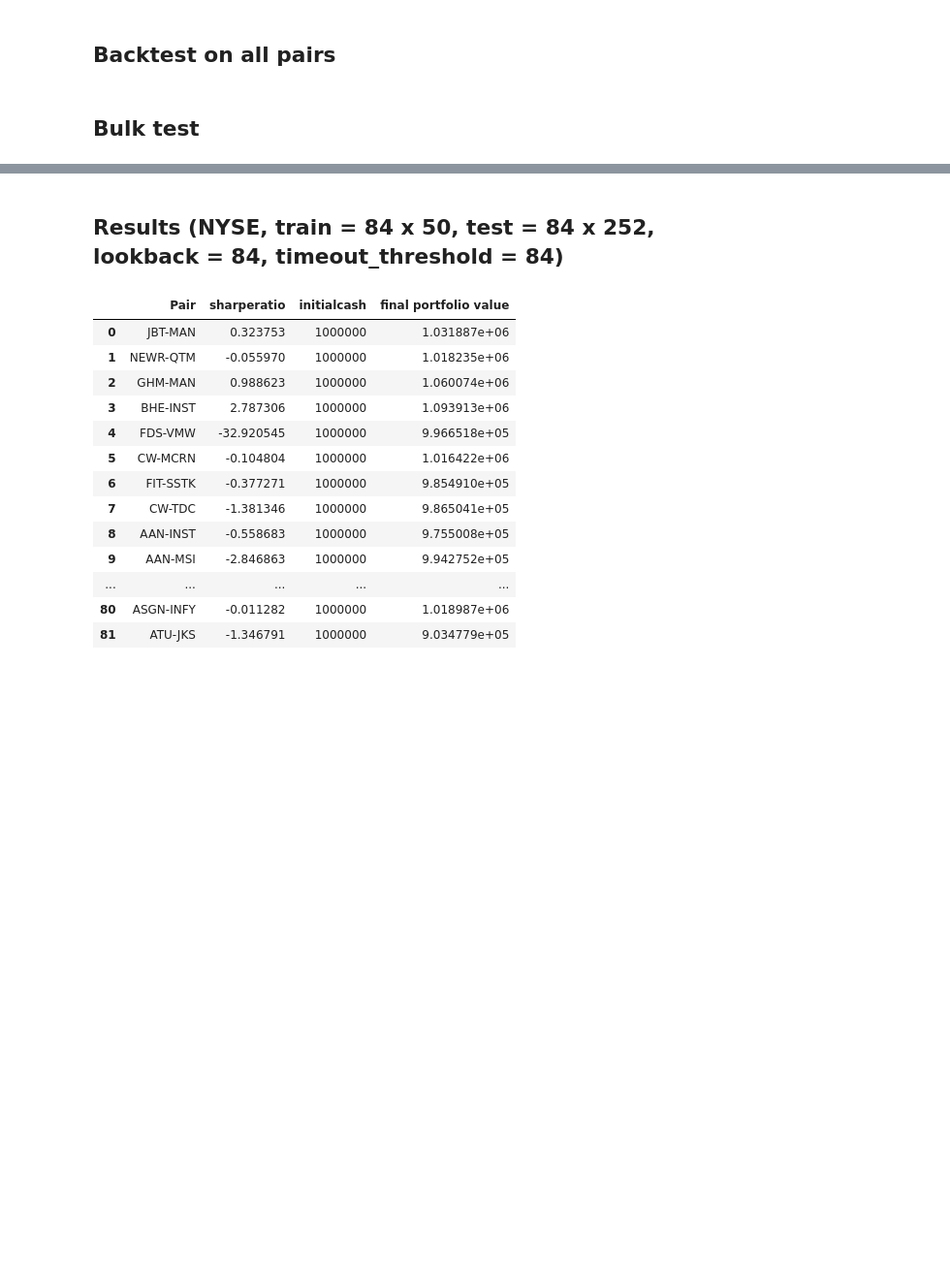
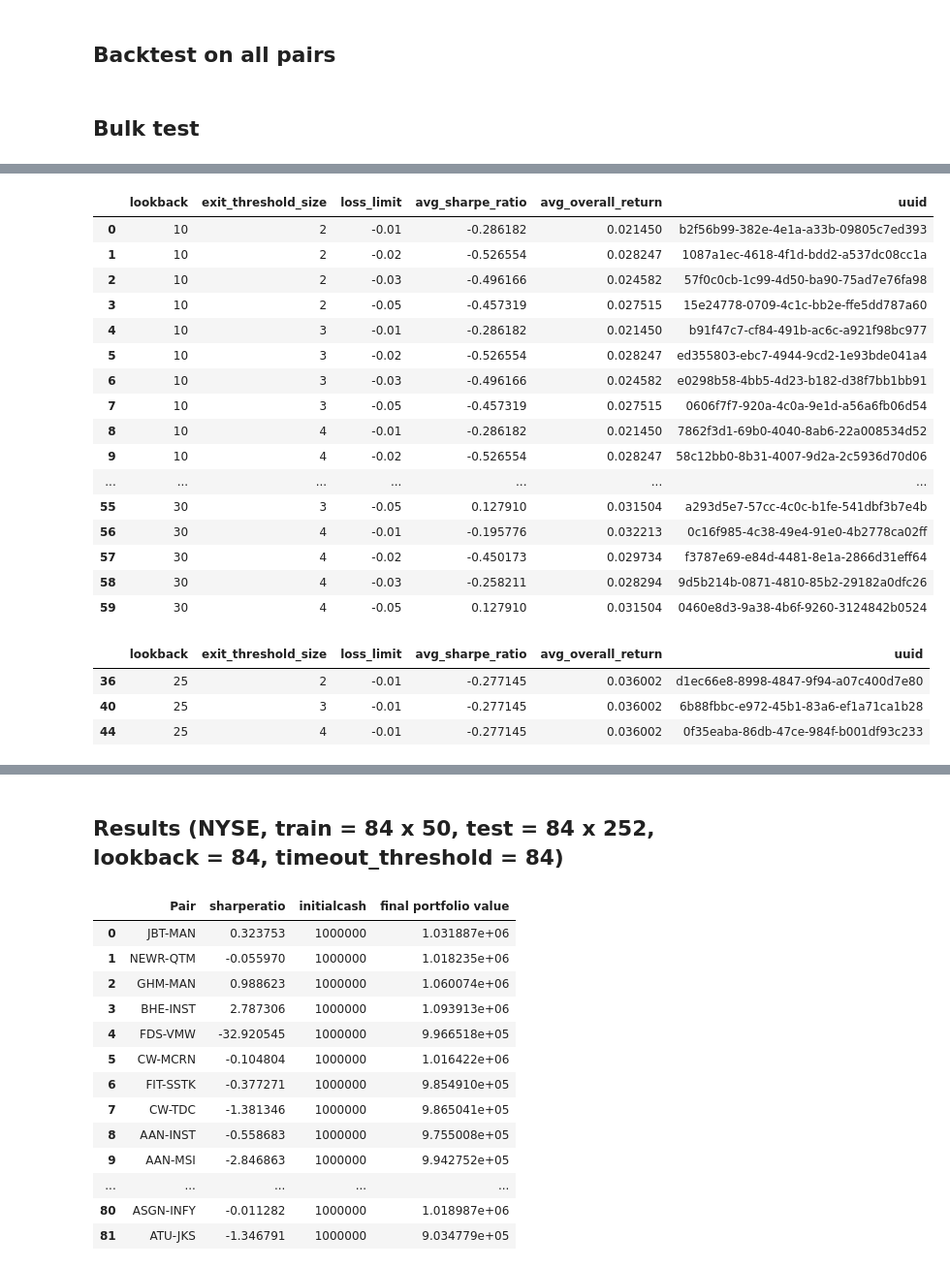
Before and after one commit to wywongbd/pairstrade-fyp-2019, a Jupyter notebook: jupyter-py/5a-Backtest-Distance-Method-Multiple-Pairs.ipynb, the cells around one changed output, grey strips where cells are left out. Shown at 97% size. Drawn from its saved outputs; the diff is of its cells as text; code cells hidden in the pictures; blank space fills up the shorter version.

```diff
--- a/jupyter-py/5a-Backtest-Distance-Method-Multiple-Pairs.ipynb
+++ b/jupyter-py/5a-Backtest-Distance-Method-Multiple-Pairs.ipynb
@@ -32,14 +32,14 @@ nyse_csv_paths = []
 nasdaq_csv_paths = []
 
 # get file names of all csv files with nyse stock prices
-nyse_csv_paths = sorted(glob.glob("../ib-data/nyse/*.csv"))
+nyse_csv_paths = sorted(glob.glob("../ib-data/nyse-daily/*.csv"))
 # nasdaq_csv_paths = sorted(glob.glob("../ib-data/nyse/*.csv"))
 csv_paths = nyse_csv_paths + nasdaq_csv_paths
 
 N_STOCKS = len(nyse_csv_paths)
 # %%
 data = {}
-MIN_SIZE = 84*252*2
+MIN_SIZE = 252*4
 N_STOCKS_TAKEN = 0
 
 for path in csv_paths:
@@ -113,6 +113,8 @@ print(K)
 # %%
-TRAIN_PERIOD = 84*50
+TRAIN_PERIOD = 60
 
-good_pairs = intersection(close_price_df[0:TRAIN_PERIOD], test_df=None, n = K, plot=False)
+good_pairs = select_pairs_for_all_combin(train_df=close_price_df[0:TRAIN_PERIOD], test_df=None,
+        config={'n': K, 'score_function': distance_score, 'series_transform': distance_transform}, plot=False)
+
 good_pairs
 # %% [output]
@@ -413,27 +389,22 @@ import uuid
 import itertools
 # %%
 # global param
-TEST_PERIOD = 84*252
+TEST_PERIOD = 252*2
 
 # strategy params
-lookback_values = [84*1, 84*2, 84*5, 84*10, 84*20, 84*30]
-exit_threshold = [2, 3, 4]
-loss_limit = [-0.01, -0.015, -0.02]
+lookback_values = [10, 15, 20, 25, 30]
+upper_limit = [2, 3, 4]
+loss_limit = [-0.01, -0.02, -0.03, -0.05]
 
 # combinations of parameters
-param_combinations = list(itertools.product(lookback_values, exit_threshold, loss_limit))
+param_combinations = list(itertools.product(lookback_values, upper_limit, loss_limit))
 
 # list to store MACRO results
 macro_results = []
 
 for params in param_combinations:
     # set params
-    SinglePair.params.period = params[0]
-    SinglePair.params.upper_limit, SinglePair.params.lower_limit = params[1], -1*params[1]
-    SinglePair.params.loss_limit = params[2]
-
     print("Backtesting all pairs using parameters " + str(params))
-
     # list to store MICRO results
     results = []
 
@@ -449,15 +420,19 @@ for params in param_combinations:
         cerebro = bt.Cerebro()
 
         # Create data feeds
-        data0 = bt.feeds.PandasData(dataname=stk0_df_test, timeframe=(bt.TimeFrame.Minutes), datetime=0)
-        data1 = bt.feeds.PandasData(dataname=stk1_df_test, timeframe=(bt.TimeFrame.Minutes), datetime=0)
+        data0 = bt.feeds.PandasData(dataname=stk0_df_test, timeframe=(bt.TimeFrame.Days), datetime=0)
+        data1 = bt.feeds.PandasData(dataname=stk1_df_test, timeframe=(bt.TimeFrame.Days), datetime=0)
 
         # add data feeds to cerebro
         cerebro.adddata(data0)
         cerebro.adddata(data1)
 
         # Add the strategy
-        cerebro.addstrategy(SinglePair)
+        cerebro.addstrategy(SinglePair,
+                            period=params[0],
+                            upper_limit=params[1],
+                            lower_limit=-1*params[1],
+                            loss_limit=params[2])
 
         # Add Sharpe Ratio
         cerebro.addanalyzer(bt.analyzers.SharpeRatio, _name='mysharpe')
@@ -482,7 +457,7 @@ for params in param_combinations:
 
     # save as csv
     uuid_str = str(uuid.uuid4())
-    path = "../backtest-results/distance/nyse/" + str(uuid_str) + ".csv"
+    path = "../backtest-results/distance/nasdaq-tech-daily-shortperiod/" + str(uuid_str) + ".csv"
     results_df.to_csv(path_or_buf=path, index=False)
 
     # calculate MACRO attributes
@@ -507,4 +482,5 @@ macro_results_df.columns = ['lookback',
                             'avg_sharpe_ratio',
                             'avg_overall_return',
                             'uuid']
+macro_results_df.to_csv('../backtest-results/distance/nasdaq-tech-daily-shortperiod/summary.csv', index=False)
 # %% [output]
@@ -522,0 +504,27 @@ macro_results
+# %%
+macro_results_df
+# %% [output]
+|  | lookback | exit_threshold_size | loss_limit | avg_sharpe_ratio | avg_overall_return | uuid |
+| 0 | 10 | 2 | -0.01 | -0.286182 | 0.021450 | b2f56b99-382e-4e1a-a33b-09805c7ed393 |
+| 1 | 10 | 2 | -0.02 | -0.526554 | 0.028247 | 1087a1ec-4618-4f1d-bdd2-a537dc08cc1a |
+| 2 | 10 | 2 | -0.03 | -0.496166 | 0.024582 | 57f0c0cb-1c99-4d50-ba90-75ad7e76fa98 |
+| 3 | 10 | 2 | -0.05 | -0.457319 | 0.027515 | 15e24778-0709-4c1c-bb2e-ffe5dd787a60 |
+| 4 | 10 | 3 | -0.01 | -0.286182 | 0.021450 | b91f47c7-cf84-491b-ac6c-a921f98bc977 |
+| 5 | 10 | 3 | -0.02 | -0.526554 | 0.028247 | ed355803-ebc7-4944-9cd2-1e93bde041a4 |
+| 6 | 10 | 3 | -0.03 | -0.496166 | 0.024582 | e0298b58-4bb5-4d23-b182-d38f7bb1bb91 |
+| 7 | 10 | 3 | -0.05 | -0.457319 | 0.027515 | 0606f7f7-920a-4c0a-9e1d-a56a6fb06d54 |
+| 8 | 10 | 4 | -0.01 | -0.286182 | 0.021450 | 7862f3d1-69b0-4040-8ab6-22a008534d52 |
+| 9 | 10 | 4 | -0.02 | -0.526554 | 0.028247 | 58c12bb0-8b31-4007-9d2a-2c5936d70d06 |
+| ... | ... | ... | ... | ... | ... | ... |
+| 55 | 30 | 3 | -0.05 | 0.127910 | 0.031504 | a293d5e7-57cc-4c0c-b1fe-541dbf3b7e4b |
+| 56 | 30 | 4 | -0.01 | -0.195776 | 0.032213 | 0c16f985-4c38-49e4-91e0-4b2778ca02ff |
+| 57 | 30 | 4 | -0.02 | -0.450173 | 0.029734 | f3787e69-e84d-4481-8e1a-2866d31eff64 |
+| 58 | 30 | 4 | -0.03 | -0.258211 | 0.028294 | 9d5b214b-0871-4810-85b2-29182a0dfc26 |
+| 59 | 30 | 4 | -0.05 | 0.127910 | 0.031504 | 0460e8d3-9a38-4b6f-9260-3124842b0524 |
+# %%
+macro_results_df[macro_results_df['avg_overall_return'] == max(macro_results_df['avg_overall_return'])]
+# %% [output]
+|  | lookback | exit_threshold_size | loss_limit | avg_sharpe_ratio | avg_overall_return | uuid |
+| 36 | 25 | 2 | -0.01 | -0.277145 | 0.036002 | d1ec66e8-8998-4847-9f94-a07c400d7e80 |
+| 40 | 25 | 3 | -0.01 | -0.277145 | 0.036002 | 6b88fbbc-e972-45b1-83a6-ef1a71ca1b28 |
+| 44 | 25 | 4 | -0.01 | -0.277145 | 0.036002 | 0f35eaba-86db-47ce-984f-b001df93c233 |
```
Also changed, not shown: parts of 9 cells of this notebook, 1 other file.
